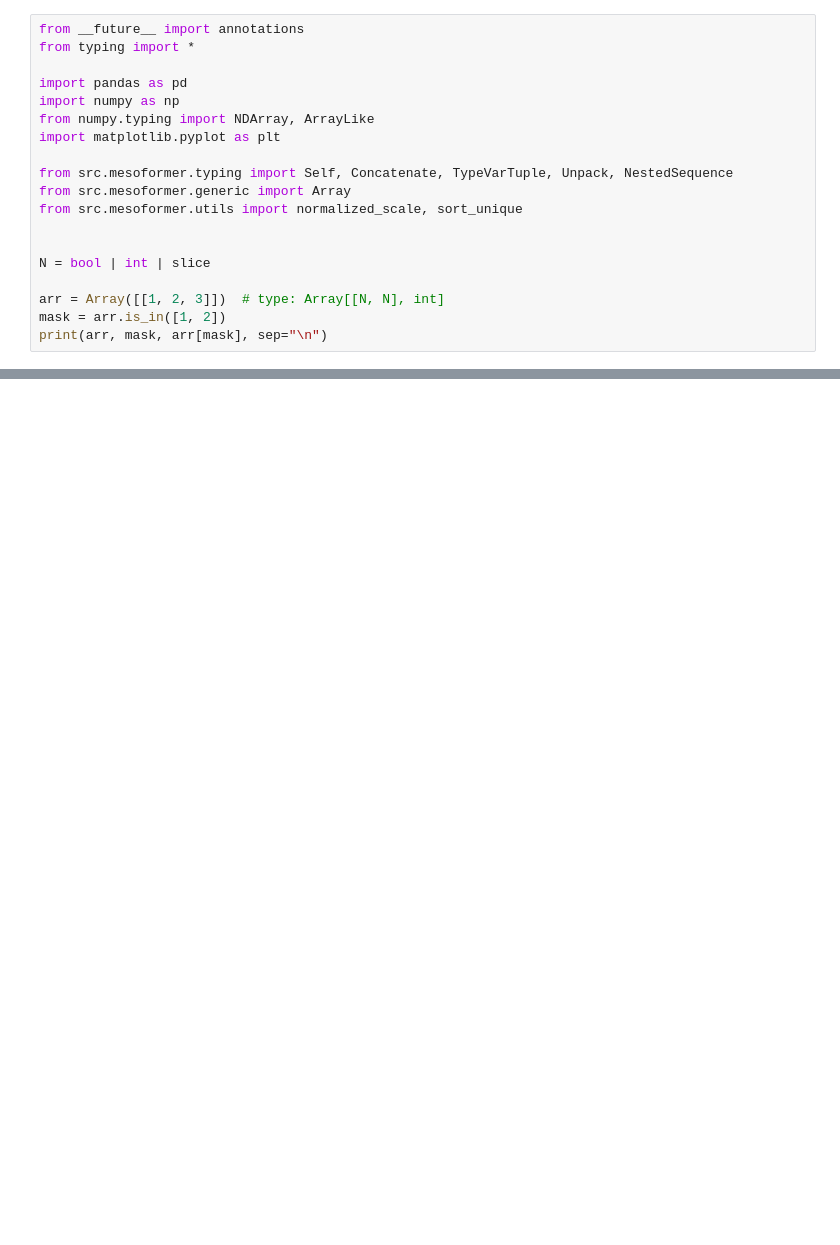
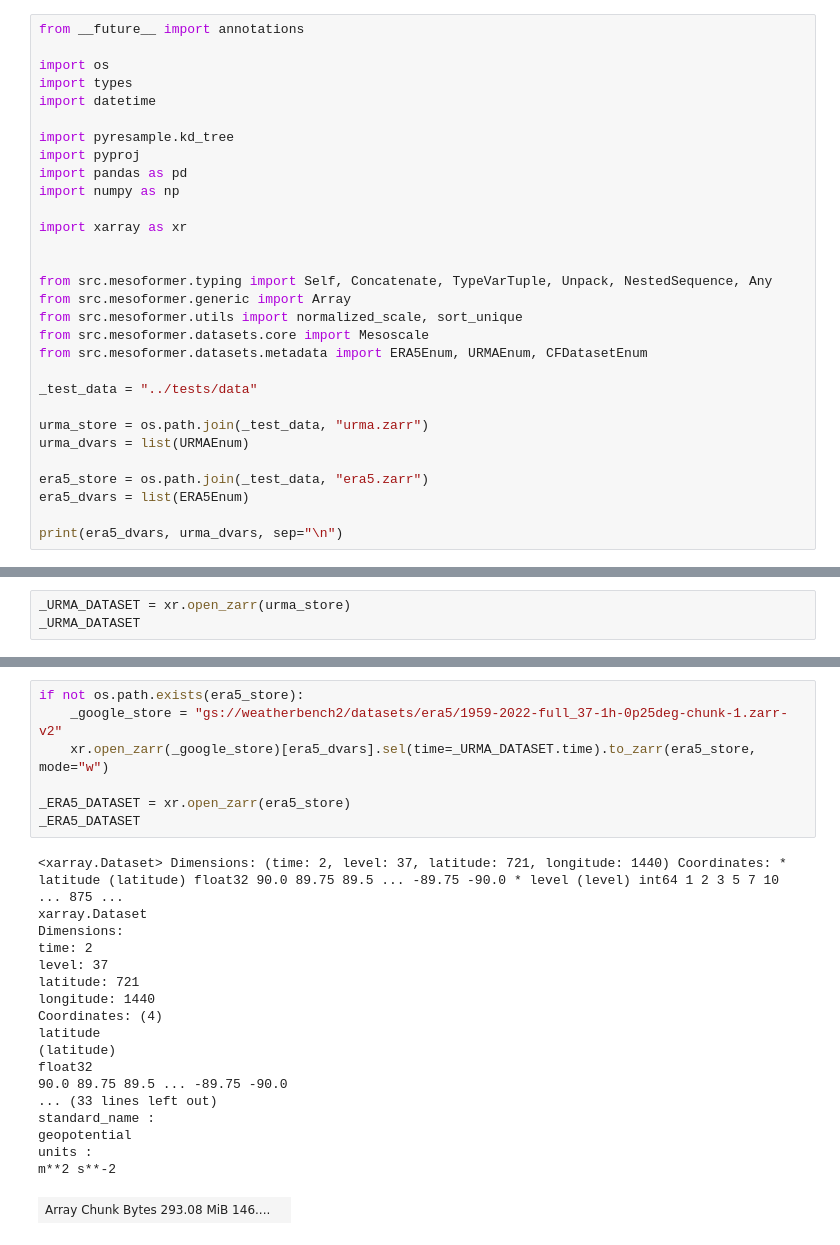
Before and after one commit to leaver2000/mesoformer, a Jupyter notebook: notebooks/3. resampling.ipynb, the cells around one changed output, grey strips where cells are left out. Drawn from its saved outputs; the diff is of its cells as text; blank space fills up the shorter version.

```diff
--- a/notebooks/3. resampling.ipynb
+++ b/notebooks/3. resampling.ipynb
@@ -5,21 +9,32 @@ import sys
 sys.path.append("../")
 # %%
 from __future__ import annotations
-from typing import *
 
+import os
+import types
+import datetime
+
+import pyresample.kd_tree
+import pyproj
 import pandas as pd
 import numpy as np
-from numpy.typing import NDArray, ArrayLike
-import matplotlib.pyplot as plt
 
-from src.mesoformer.typing import Self, Concatenate, TypeVarTuple, Unpack, NestedSequence
+import xarray as xr
+
+
+from src.mesoformer.typing import Self, Concatenate, TypeVarTuple, Unpack, NestedSequence, Any
 from src.mesoformer.generic import Array
 from src.mesoformer.utils import normalized_scale, sort_unique
+from src.mesoformer.datasets.core import Mesoscale
+from src.mesoformer.datasets.metadata import ERA5Enum, URMAEnum, CFDatasetEnum
 
+_test_data = "../tests/data"
 
-N = bool | int | slice
+urma_store = os.path.join(_test_data, "urma.zarr")
+urma_dvars = list(URMAEnum)
 
-arr = Array([[1, 2, 3]])  # type: Array[[N, N], int]
-mask = arr.is_in([1, 2])
-print(arr, mask, arr[mask], sep="\n")
+era5_store = os.path.join(_test_data, "era5.zarr")
+era5_dvars = list(ERA5Enum)
+
+print(era5_dvars, urma_dvars, sep="\n")
 # %% [output]
@@ -250,0 +56,3 @@ scale:
+# %%
+_URMA_DATASET = xr.open_zarr(urma_store)
+_URMA_DATASET
@@ -250,0 +77,26 @@ scale:
+# %%
+if not os.path.exists(era5_store):
+    _google_store = "gs://weatherbench2/datasets/era5/1959-2022-full_37-1h-0p25deg-chunk-1.zarr-v2"
+    xr.open_zarr(_google_store)[era5_dvars].sel(time=_URMA_DATASET.time).to_zarr(era5_store, mode="w")
+
+_ERA5_DATASET = xr.open_zarr(era5_store)
+_ERA5_DATASET
+# %% [output]
+<xarray.Dataset> Dimensions: (time: 2, level: 37, latitude: 721, longitude: 1440) Coordinates: * latitude (latitude) float32 90.0 89.75 89.5 ... -89.75 -90.0 * level (level) int64 1 2 3 5 7 10 ... 875 ...
+xarray.Dataset
+Dimensions:
+time: 2
+level: 37
+latitude: 721
+longitude: 1440
+Coordinates: (4)
+latitude
+(latitude)
+float32
+90.0 89.75 89.5 ... -89.75 -90.0
+... (33 lines left out)
+standard_name :
+geopotential
+units :
+m**2 s**-2
+| Array Chunk Bytes 293.08 MiB 146.... |  |
```
Also changed, not shown: parts of 15 cells of this notebook, 5 other files.
